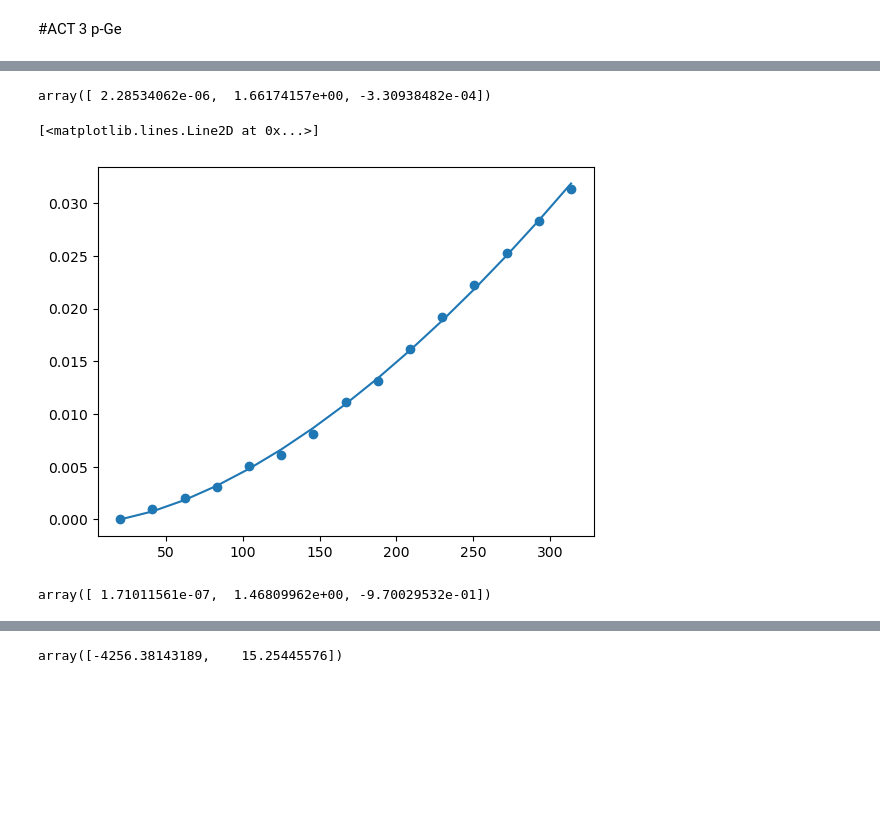
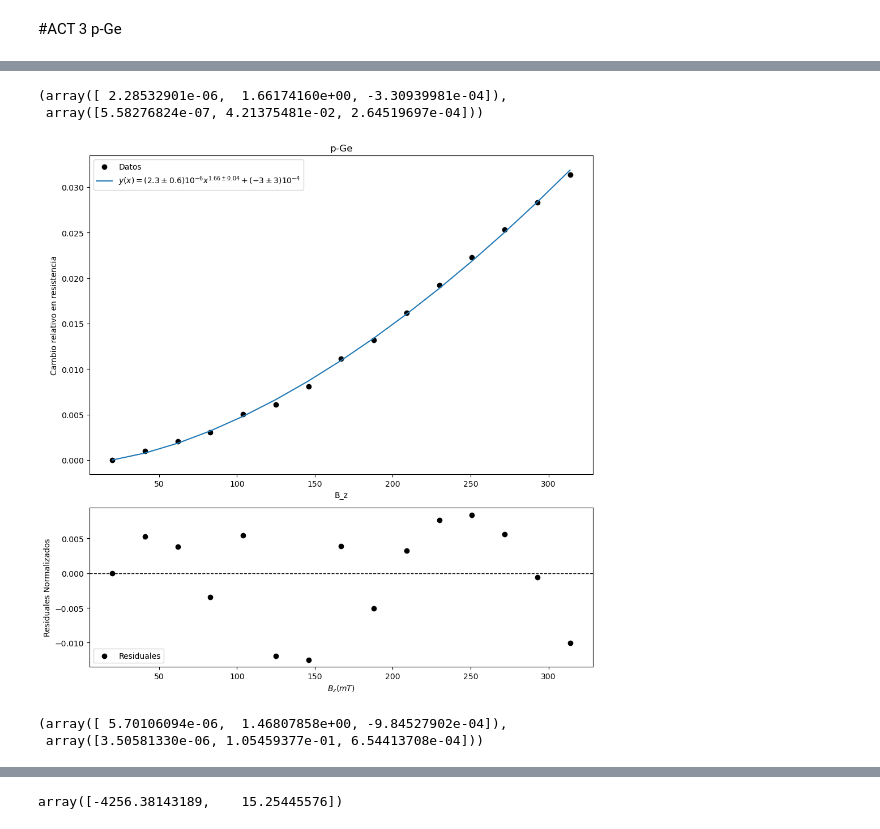
Before and after one commit to QuantumPower4/LabIntermedio2024-2, a Jupyter notebook: Efecto Hall/EfectoHall.ipynb, the cells around one changed output, grey strips where cells are left out. Cells and saved outputs as stored; diff of their text form; code cells hidden in the pictures; blank space fills up the shorter version.

```diff
--- a/Efecto Hall/EfectoHall.ipynb
+++ b/Efecto Hall/EfectoHall.ipynb
@@ -714,13 +736,31 @@ def PowerLaw(X, a, b, c):
 # %%
 poptp, pcovp = curve_fit(PowerLaw, Bz1p, coef_values1p)
 # %%
-poptp
+poptp, np.sqrt(np.diag(pcovp))
 # %% [output]
-array([ 2.28534062e-06,  1.66174157e+00, -3.30938482e-04])
+(array([ 2.28532901e-06,  1.66174160e+00, -3.30939981e-04]),
+ array([5.58276824e-07, 4.21375481e-02, 2.64519697e-04]))
 # %%
-plt.scatter(Bz1p,coef_values1p)
-plt.plot(Bz1p, PowerLaw(Bz1p,*poptp))
+fig, ax = plt.subplots(2, 1, figsize=(10, 10), gridspec_kw={'height_ratios': [2, 1]})
+
+ax[0].scatter(Bz1p,coef_values1p,label="Datos",color="k")
+ax[0].plot(Bz1p, PowerLaw(Bz1p,*poptp), label="$y(x) = (2.3 \pm 0.6 )10^{-6} x^{1.66\pm0.04} + (-3 \pm 3)10^{-4}$")
+ax[0].set_xlabel("B_z")
+ax[0].set_ylabel("Cambio relativo en resistencia")
+ax[0].set_title("p-Ge")
+ax[0].legend()
+
+residuals_polip = (coef_values1p - PowerLaw(Bz1p,*poptp))/sigma_coef_values1p
+
+ax[1].scatter(Bz1p, residuals_polip, alpha=1, label='Residuales', color = "k")
+ax[1].axhline(0, color='black', linewidth=1, linestyle='--')
+ax[1].set_xlabel('$B_z (mT)$')
+ax[1].set_ylabel('Residuales Normalizados')
+ax[1].legend(loc='lower left')
+
+
+plt.tight_layout()
+plt.show()
 # %% [output]
-[<matplotlib.lines.Line2D at 0x...>]
-[figure, old version]
+[figure, new version]
 # %%
@@ -740,6 +785,7 @@ coef_values1n = (VLn2 - R0n) / R0n
 # %%
 poptn, pcovn = curve_fit(PowerLaw, Bz1n, coef_values1n)
-poptn
+poptn, np.sqrt(np.diag(pcovn))
 # %% [output]
-array([ 1.71011561e-07,  1.46809962e+00, -9.70029532e-01])
+(array([ 5.70106094e-06,  1.46807858e+00, -9.84527902e-04]),
+ array([3.50581330e-06, 1.05459377e-01, 6.54413708e-04]))
 # %%
```
Also changed, not shown: parts of 10 cells of this notebook, 10 other files.
